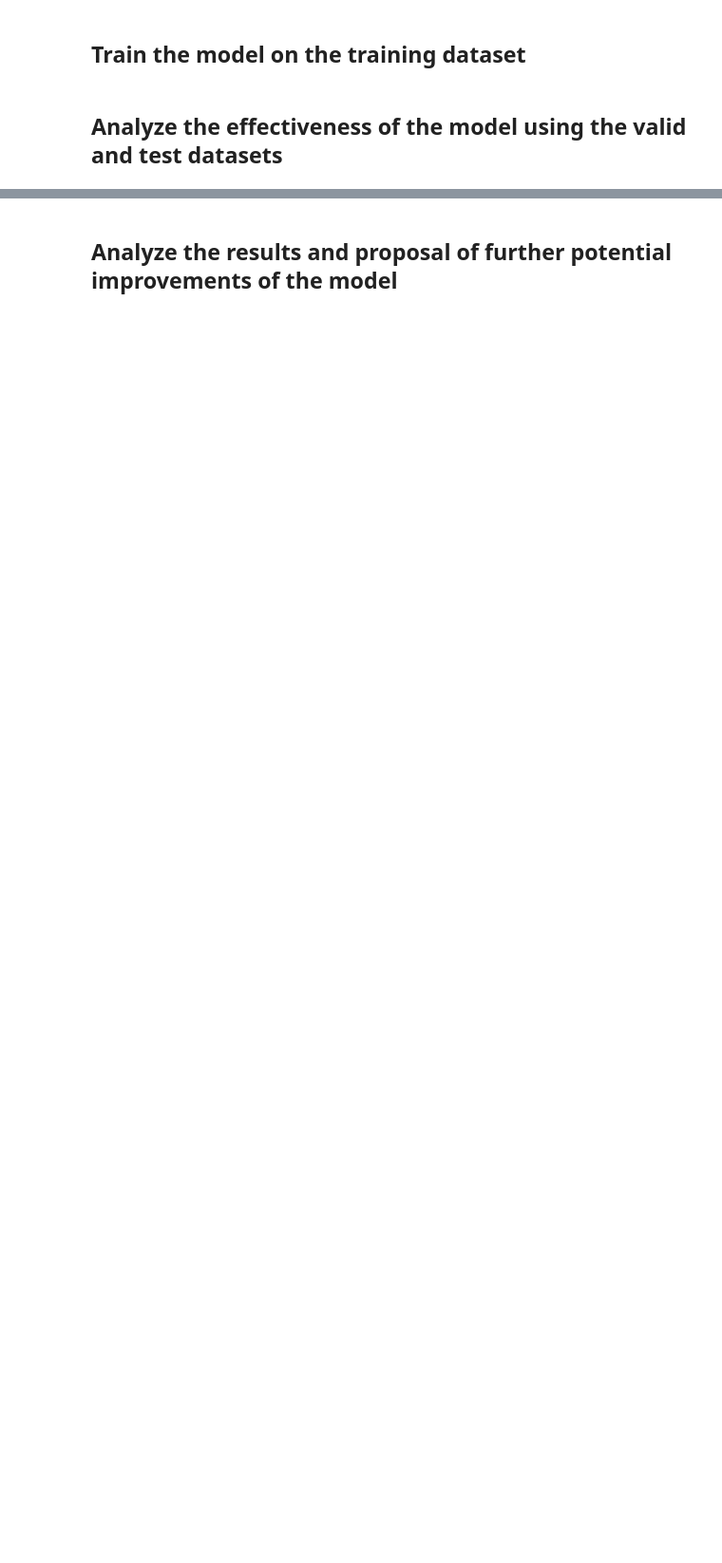
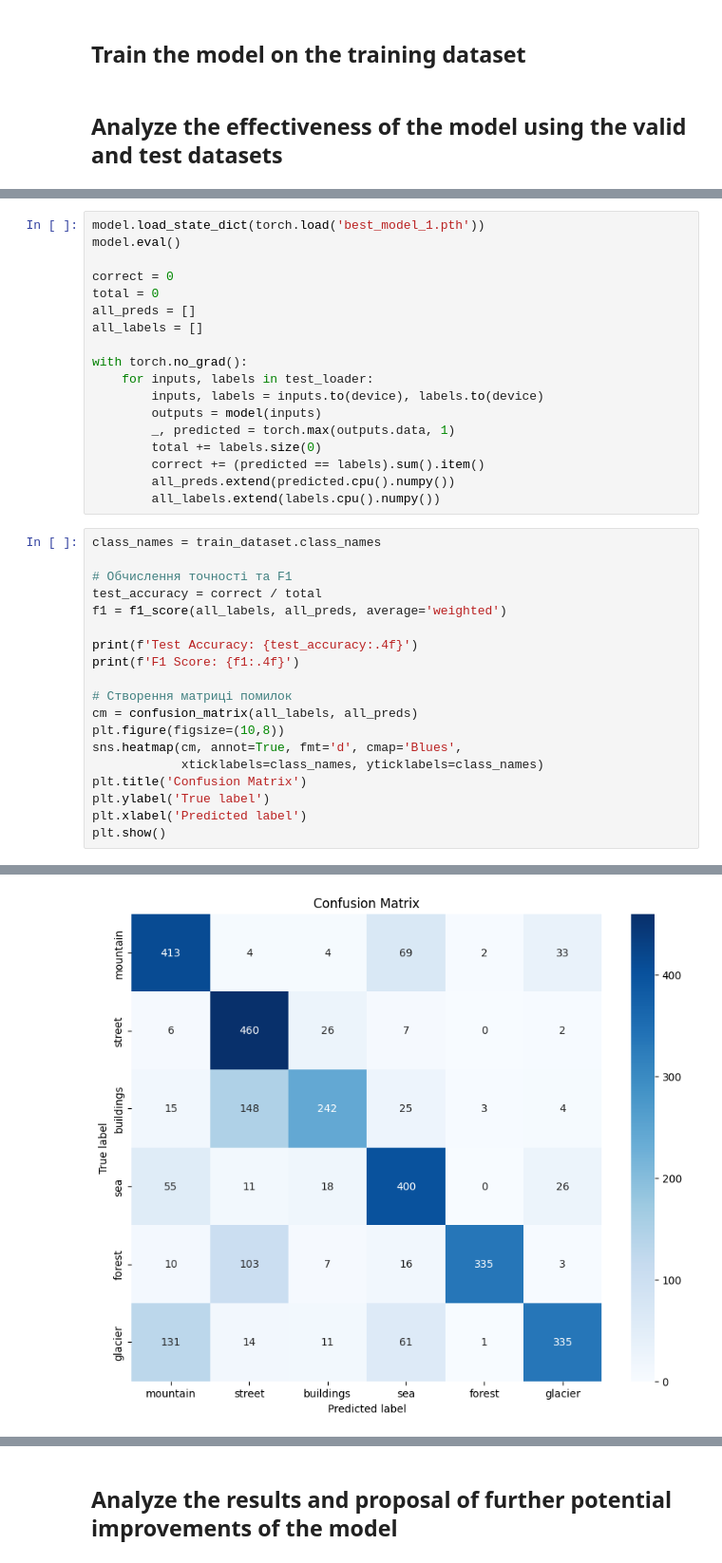
Before and after one commit to AndriyBabiy/goit_deep-learning, a Jupyter notebook: 02_Image_Classification.ipynb, the cells around one changed output, grey strips where cells are left out. Shown at 95% size. Cells and saved outputs as stored; diff of their text form; blank space fills up the shorter version.

```diff
--- a/02_Image_Classification.ipynb
+++ b/02_Image_Classification.ipynb
@@ -157,0 +493,38 @@ glacier: 2404
+# %%
+model.load_state_dict(torch.load('best_model_1.pth'))
+model.eval()
+
+correct = 0
+total = 0
+all_preds = []
+all_labels = []
+
+with torch.no_grad():
+    for inputs, labels in test_loader:
+        inputs, labels = inputs.to(device), labels.to(device)
+        outputs = model(inputs)
+        _, predicted = torch.max(outputs.data, 1)
+        total += labels.size(0)
+        correct += (predicted == labels).sum().item()
+        all_preds.extend(predicted.cpu().numpy())
+        all_labels.extend(labels.cpu().numpy())
+# %%
+class_names = train_dataset.class_names
+
+# Обчислення точності та F1
+test_accuracy = correct / total
+f1 = f1_score(all_labels, all_preds, average='weighted')
+
+print(f'Test Accuracy: {test_accuracy:.4f}')
+print(f'F1 Score: {f1:.4f}')
+
+# Створення матриці помилок
+cm = confusion_matrix(all_labels, all_preds)
+plt.figure(figsize=(10,8))
+sns.heatmap(cm, annot=True, fmt='d', cmap='Blues',
+            xticklabels=class_names, yticklabels=class_names)
+plt.title('Confusion Matrix')
+plt.ylabel('True label')
+plt.xlabel('Predicted label')
+plt.show()
+# %% [output]
@@ -157,0 +533 @@ glacier: 2404
+[figure, added]
```
Also changed, not shown: parts of 17 cells of this notebook.
